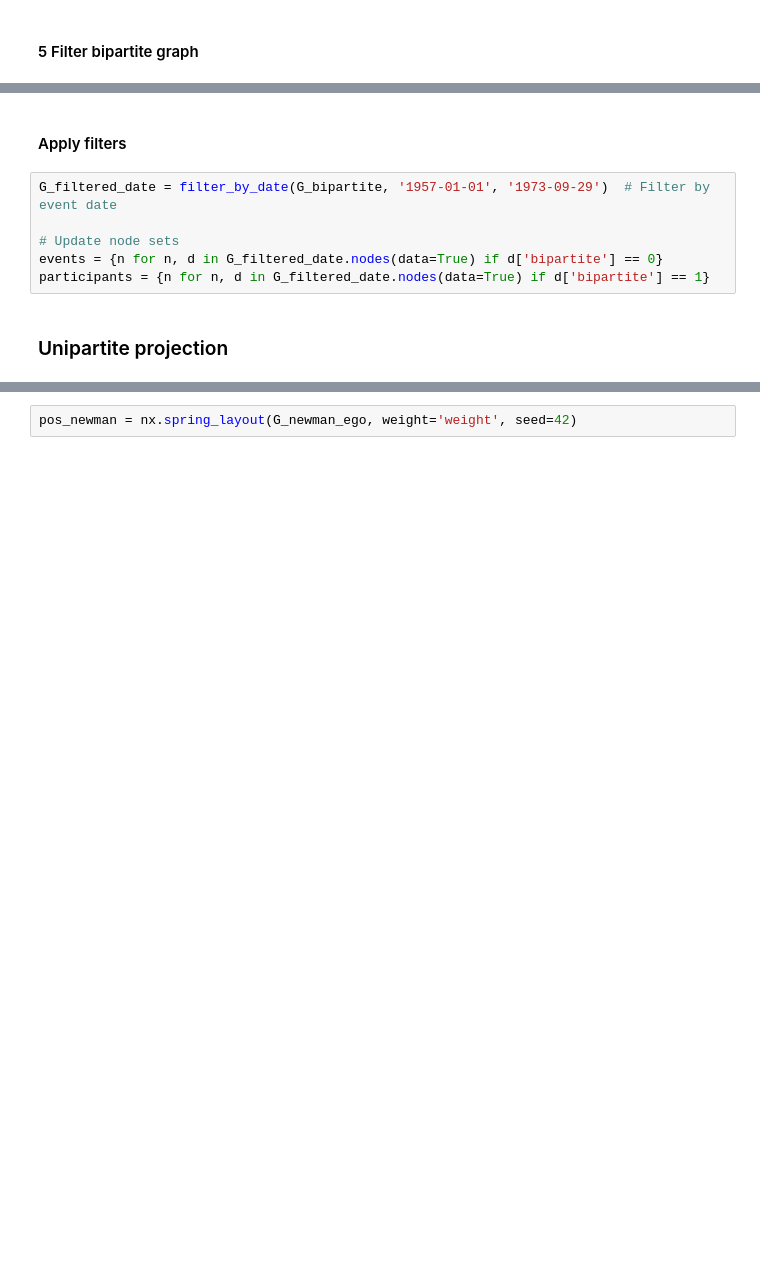
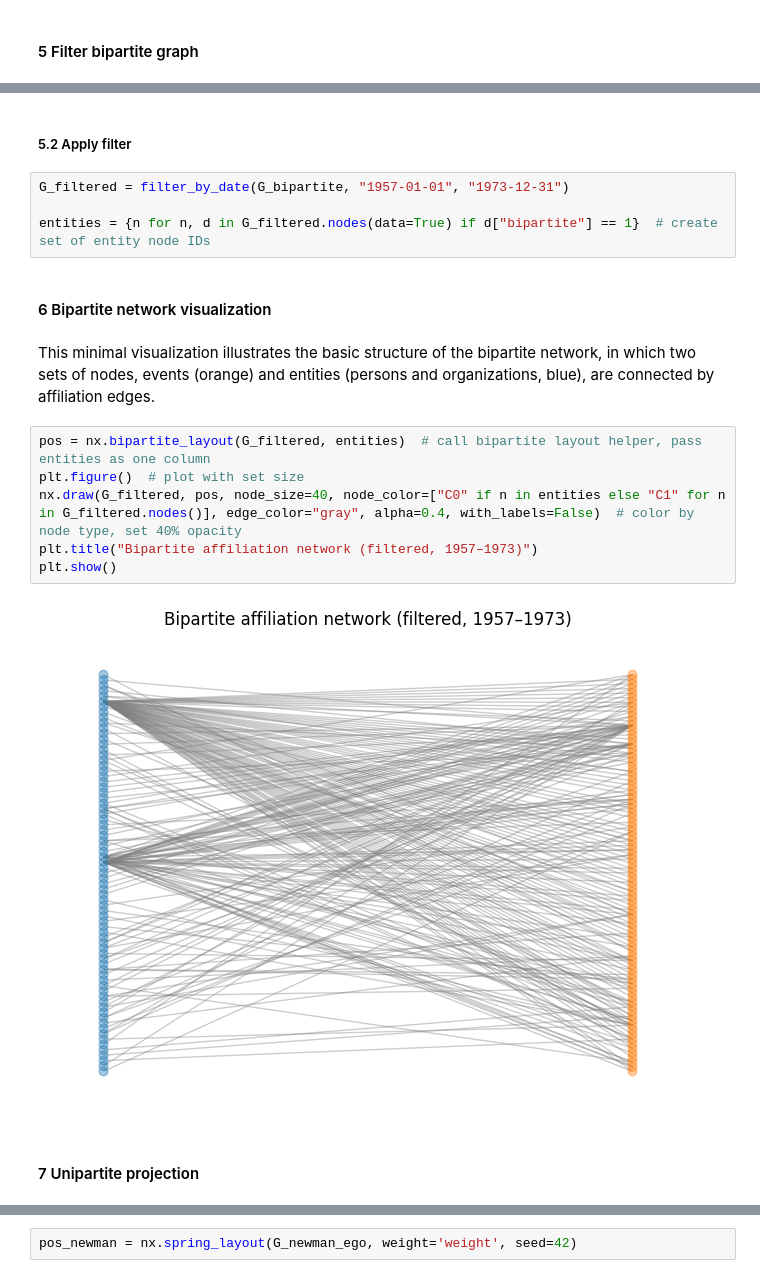
Before and after one commit to timofruehwirth/event-network, a Jupyter notebook: notebooks/event-network-analysis.ipynb, the cells around one changed output, grey strips where cells are left out. Cells and saved outputs as stored; diff of their text form; blank space fills up the shorter version.

```diff
--- a/notebooks/event-network-analysis.ipynb
+++ b/notebooks/event-network-analysis.ipynb
@@ -107,10 +106,20 @@ def filter_by_date(G_bipartite, start_date, end_date):
 # %% [markdown]
-#### Apply filters
+##### 5.2 Apply filter
 # %%
-G_filtered_date = filter_by_date(G_bipartite, '1957-01-01', '1973-09-29')  # Filter by event date
+G_filtered = filter_by_date(G_bipartite, "1957-01-01", "1973-12-31")
 
-# Update node sets
-events = {n for n, d in G_filtered_date.nodes(data=True) if d['bipartite'] == 0}
-participants = {n for n, d in G_filtered_date.nodes(data=True) if d['bipartite'] == 1}
+entities = {n for n, d in G_filtered.nodes(data=True) if d["bipartite"] == 1}  # create set of entity node IDs
+# %% [markdown]
+#### 6 Bipartite network visualization
+# %% [markdown]
+This minimal visualization illustrates the basic structure of the bipartite network, in which two sets of nodes, events (orange) and entities (persons and organizations, blue), are connected by affiliation edges.
+# %%
+pos = nx.bipartite_layout(G_filtered, entities)  # call bipartite layout helper, pass entities as one column
+plt.figure()  # plot with set size
+nx.draw(G_filtered, pos, node_size=40, node_color=["C0" if n in entities else "C1" for n in G_filtered.nodes()], edge_color="gray", alpha=0.4, with_labels=False)  # color by node type, set 40% opacity
+plt.title("Bipartite affiliation network (filtered, 1957–1973)")
+plt.show()
+# %% [output]
+[figure, added]
 # %% [markdown]
-### Unipartite projection
+#### 7 Unipartite projection
```
Also changed, not shown: parts of 34 cells of this notebook.
